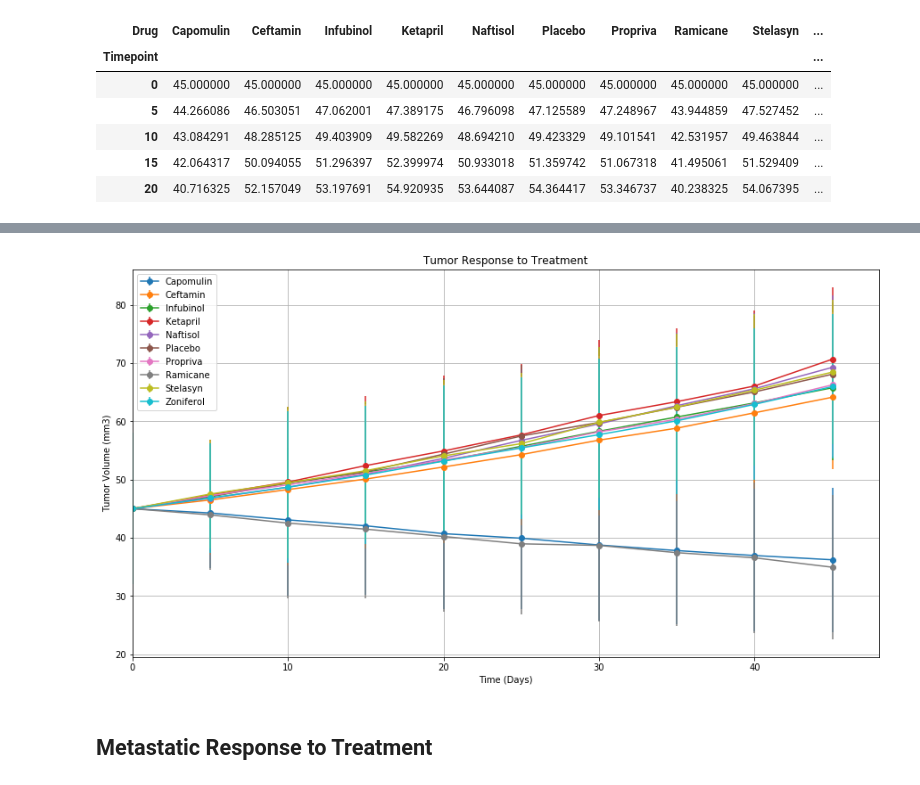
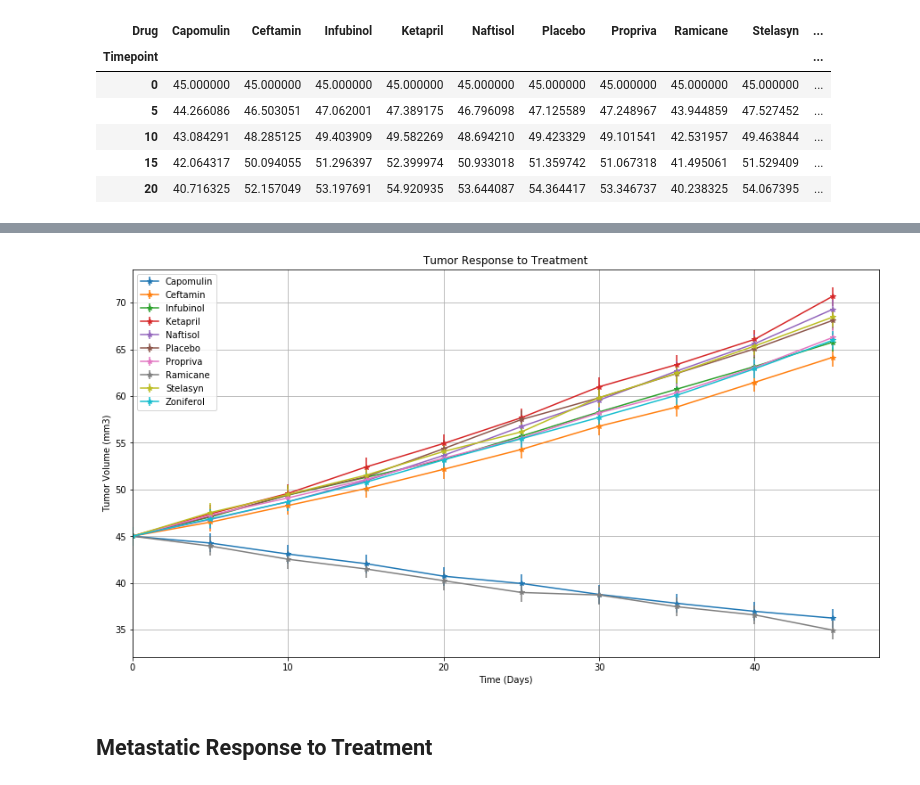
Before and after one commit to XaraRoy/Matplotlib-Homework, a Jupyter notebook: pymaceuticals_starter.ipynb, the cells around one changed output, grey strips where cells are left out. Saved outputs shown, nothing was run; the diff lists cells and outputs as text; code cells hidden in the pictures.

```diff
--- a/pymaceuticals_starter.ipynb
+++ b/pymaceuticals_starter.ipynb
@@ -38,7 +40,7 @@ drugtrial_df.head()
 # %%
 # Store the Mean Tumor Volume Data Grouped by Drug and Timepoint
 Avg_Tumor_Volume = drugtrial_df.groupby(["Drug", "Timepoint"]).mean()
-Avg_Tumor_Volume = Grouped_Drug.drop("Metastatic Sites", axis=1)
+Avg_Tumor_Volume = Avg_Tumor_Volume.drop("Metastatic Sites", axis=1)
 # Convert to DataFrame
 Avg_Tumor_Volume = Avg_Tumor_Volume.reset_index()
 # Preview DataFrame
@@ -79,6 +80,7 @@ Avg_Tumor_Volume.head(15)
 # %%
 # Minor Data Munging to Re-Format the Data Frames
-Table = Avg_Tumor_Volume.pivot_table(index="Timepoint", values="Tumor Volume (mm3)", columns="Drug")
+Table = Avg_Tumor_Volume.pivot_table(index="Timepoint",
+                                     values="Tumor Volume (mm3)", columns="Drug")
 # Preview that Reformatting worked
 Table.head()
 # %% [output]
@@ -92,15 +112,17 @@ Table.head()
 # %%
 # Generate the Plot (with Error Bars)
-ax = Table.plot(title="Tumor Response to Treatment", marker="o", yerr=Avg_Tumor_Volume["SEM"], grid=True, xlim=(0,48), figsize=(15,8))
-
+ax = Table.plot(title="Tumor Response to Treatment", marker = "*",
+                grid=True,xlim=(0,48), figsize=(15,8),yerr=True
+                )
+# ax.markers=["o", ".", ",", "v", "1", "8", "s", "*", "+"]
 ax.legend(loc="Best")
 ax.set_xlabel("Time (Days)")
 ax.set_ylabel("Tumor Volume (mm3)")
 
 # Save the Figure
 plt.savefig('Tumor_Responses.png')
 # %% [output]
-[figure, old version]
+[figure, new version]
 # %% [markdown]
 ## Metastatic Response to Treatment
 # %%
```
Also changed, not shown: parts of 22 cells of this notebook.
